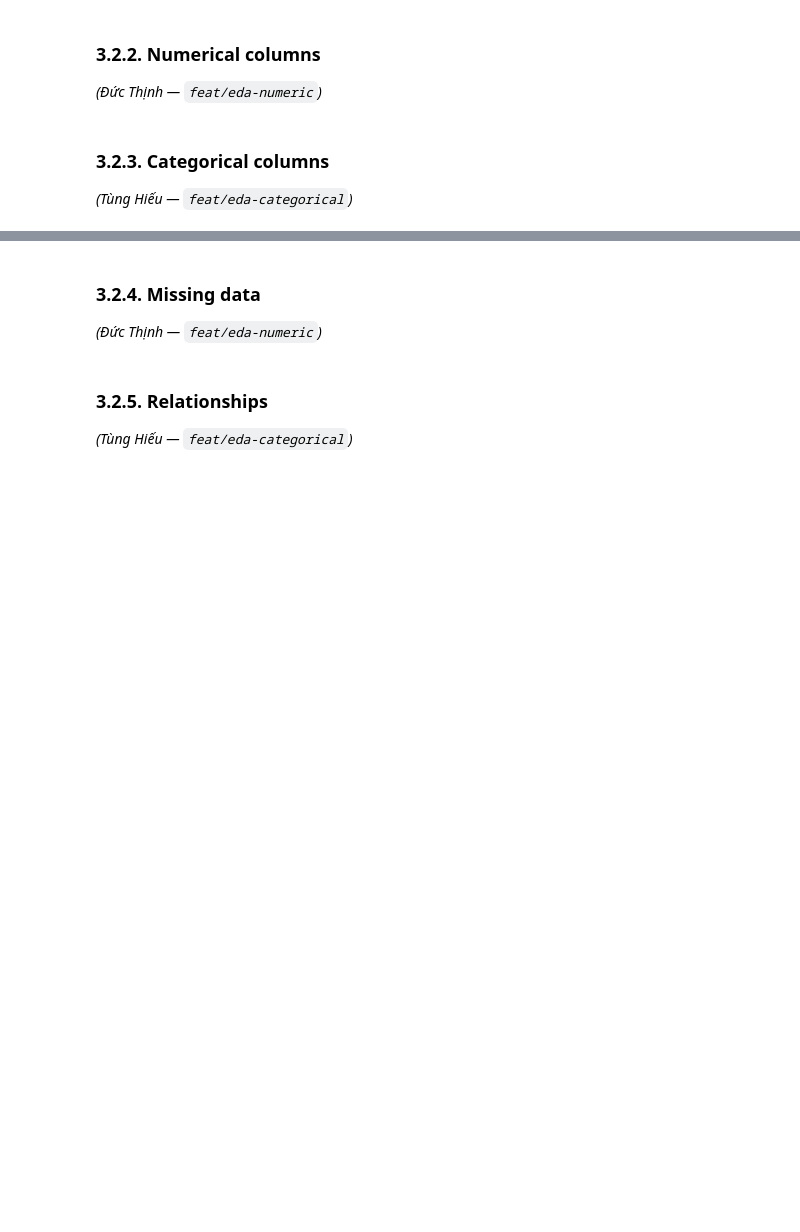
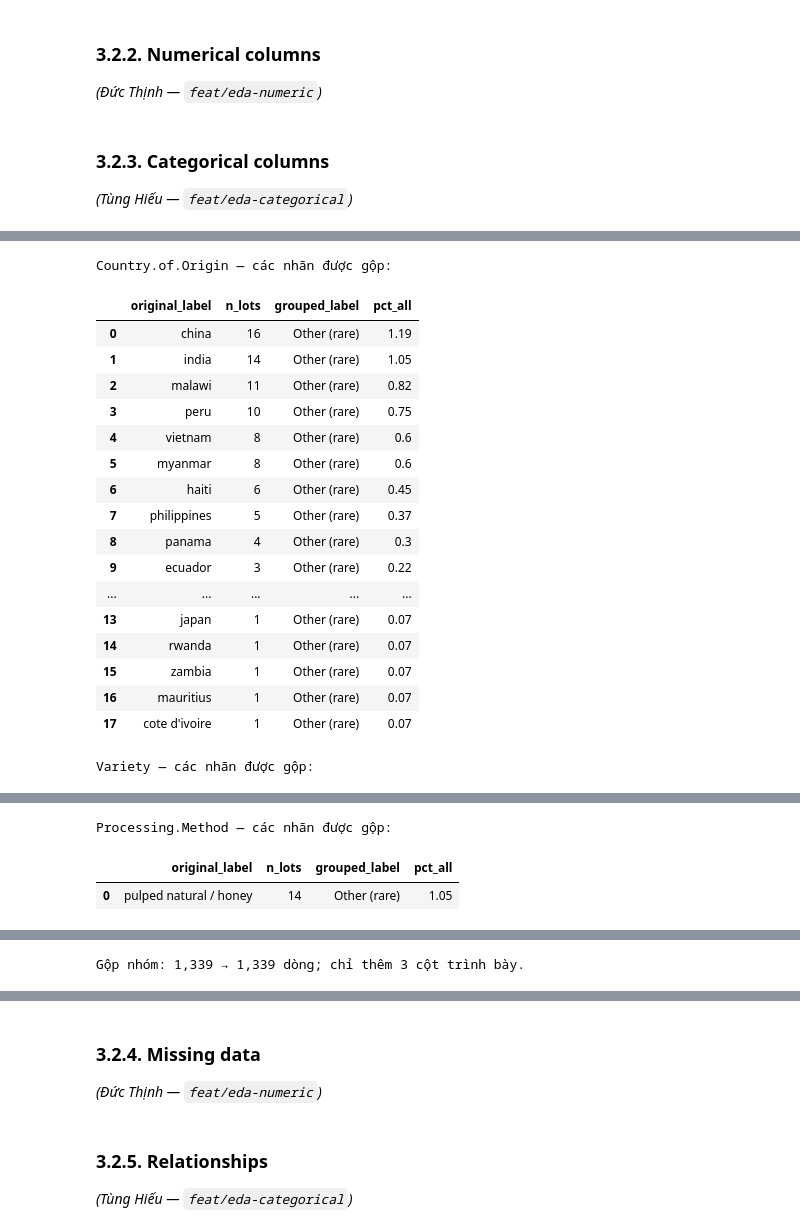
Before and after one commit to dnhoang-2006/coffee-quality, a Jupyter notebook: notebooks/01_collection_exploration.ipynb, the cells around one changed output, grey strips where cells are left out. Drawn from its saved outputs; the diff is of its cells as text; code cells hidden in the pictures; blank space fills up the shorter version.

```diff
--- a/notebooks/01_collection_exploration.ipynb
+++ b/notebooks/01_collection_exploration.ipynb
@@ -686,0 +868,20 @@ files_summary
+# %%
+# Mọi lần chạy lại đều bắt đầu từ dữ liệu gốc.
+df_labels = normalize_labels(df)
+REVIEW_COLS = ["Country.of.Origin", "Variety", "Processing.Method"]
+normalization_summary = pd.DataFrame([
+    {
+        "column": column,
+        "unique_before": df[column].nunique(dropna=True),
+        "unique_after": df_labels[column].nunique(dropna=True),
+        "missing_before": int(df[column].isna().sum()),
+        "missing_after": int(df_labels[column].isna().sum()),
+        "changed_rows": int(
+            df[column].astype("string").fillna("<MISSING>")
+            .ne(df_labels[column].fillna("<MISSING>")).sum()
+        ),
+    }
+    for column in REVIEW_COLS
+]).set_index("column")
+display(normalization_summary)
+print(f"Chuẩn hoá: {len(df):,} → {len(df_labels):,} dòng; không lọc dòng.")
@@ -686,0 +975,49 @@ files_summary
+# %%
+MIN_N = 20
+RARE_LABEL = "Other (rare)"
+df_grouped = df_labels.copy(deep=True)
+rare_summaries = []
+rare_audits = {}
+for column in REVIEW_COLS:
+    counts = df_labels[column].value_counts(dropna=True)
+    rare_counts = counts[counts.lt(MIN_N)]
+    grouped_column = column + "__grouped"
+    df_grouped[grouped_column] = group_rare(df_labels[column], min_n=MIN_N, other=RARE_LABEL)
+    audit = rare_counts.rename_axis("original_label").reset_index(name="n_lots")
+    audit["grouped_label"] = RARE_LABEL
+    audit["pct_all"] = audit["n_lots"] / len(df_labels) * 100
+    rare_audits[column] = audit
+    rare_summaries.append({
+        "column": column,
+        "unique_before": df_labels[column].nunique(dropna=True),
+        "unique_after": df_grouped[grouped_column].nunique(dropna=True),
+        "n_rare_categories": len(rare_counts),
+        "n_grouped_lots": int(rare_counts.sum()),
+        "grouped_pct_all": rare_counts.sum() / len(df_labels) * 100,
+        "missing_after": int(df_grouped[grouped_column].isna().sum()),
+    })
+    print(f"{column} — các nhãn được gộp:")
+    display(audit.round(2))
+rare_summary = pd.DataFrame(rare_summaries).set_index("column")
+display(rare_summary.round(2))
+print(f"Gộp nhóm: {len(df_labels):,} → {len(df_grouped):,} dòng; chỉ thêm 3 cột trình bày.")
+# %% [output]
+Country.of.Origin — các nhãn được gộp:
+|  | original_label | n_lots | grouped_label | pct_all |
+| 0 | china | 16 | Other (rare) | 1.19 |
+| 1 | india | 14 | Other (rare) | 1.05 |
+| 2 | malawi | 11 | Other (rare) | 0.82 |
+| 3 | peru | 10 | Other (rare) | 0.75 |
+| 4 | vietnam | 8 | Other (rare) | 0.6 |
+| 5 | myanmar | 8 | Other (rare) | 0.6 |
+| 6 | haiti | 6 | Other (rare) | 0.45 |
+| 7 | philippines | 5 | Other (rare) | 0.37 |
+| 8 | panama | 4 | Other (rare) | 0.3 |
+| 9 | ecuador | 3 | Other (rare) | 0.22 |
+| ... | ... | ... | ... | ... |
+| 13 | japan | 1 | Other (rare) | 0.07 |
+| 14 | rwanda | 1 | Other (rare) | 0.07 |
+| 15 | zambia | 1 | Other (rare) | 0.07 |
+| 16 | mauritius | 1 | Other (rare) | 0.07 |
+| 17 | cote d'ivoire | 1 | Other (rare) | 0.07 |
+Variety — các nhãn được gộp:
@@ -686,0 +1041,3 @@ files_summary
+Processing.Method — các nhãn được gộp:
+|  | original_label | n_lots | grouped_label | pct_all |
+| 0 | pulped natural / honey | 14 | Other (rare) | 1.05 |
@@ -686,0 +1049 @@ files_summary
+Gộp nhóm: 1,339 → 1,339 dòng; chỉ thêm 3 cột trình bày.
```
Also changed, not shown: parts of 35 cells of this notebook, 8 other files.
